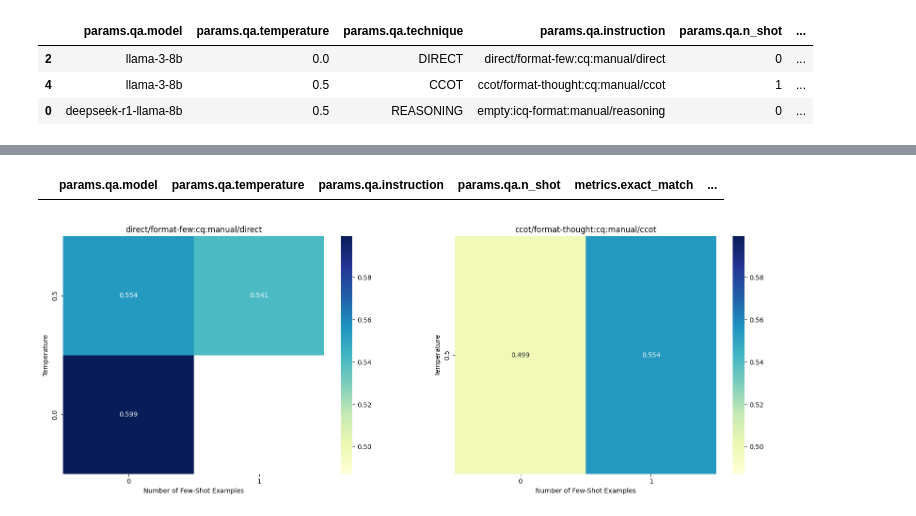
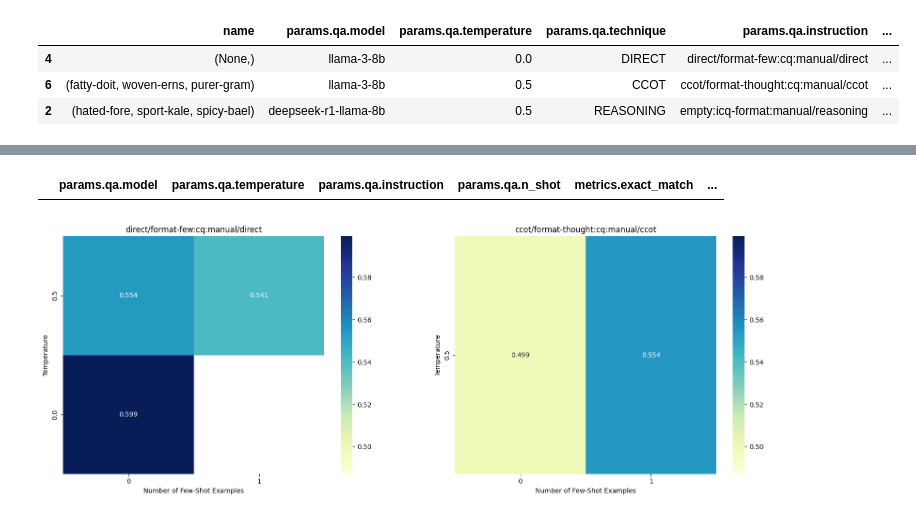
Before and after one commit to bdsaglam/pipeline-mhqa-manual, a Jupyter notebook: nbs/drop-mini-manual/compare-technique.ipynb, the cells around one changed output, grey strips where cells are left out. Drawn from its saved outputs; the diff is of its cells as text; code cells hidden in the pictures.

```diff
--- a/nbs/drop-mini-manual/compare-technique.ipynb
+++ b/nbs/drop-mini-manual/compare-technique.ipynb
@@ -52,20 +52,20 @@ df.head()
 # %%
 avg_df = (
     df.groupby(target_param_cols)[["name", *metric_cols]]
     .agg({"name": tuple, "metrics.exact_match": "mean", "metrics.f1": "mean"})
     .reset_index()
 )
 # find the rows with max f1 score for each technique group
 max_f1_rows = avg_df.groupby("params.qa.technique")["metrics.f1"].idxmax()
 best_df = avg_df.loc[
     max_f1_rows, ["name"] + target_param_cols + metric_cols[:2]
 ].sort_values("metrics.f1", ascending=False)
-best_df.drop(columns=['name'])
+best_df
 # %% [output]
-|  | params.qa.model | params.qa.temperature | params.qa.technique | params.qa.instruction | params.qa.n_shot | ... |
-| 2 | llama-3-8b | 0.0 | DIRECT | direct/format-few:cq:manual/direct | 0 | ... |
-| 4 | llama-3-8b | 0.5 | CCOT | ccot/format-thought:cq:manual/ccot | 1 | ... |
-| 0 | deepseek-r1-llama-8b | 0.5 | REASONING | empty:icq-format:manual/reasoning | 0 | ... |
+|  | name | params.qa.model | params.qa.temperature | params.qa.technique | params.qa.instruction | ... |
+| 4 | (None,) | llama-3-8b | 0.0 | DIRECT | direct/format-few:cq:manual/direct | ... |
+| 6 | (fatty-doit, woven-erns, purer-gram) | llama-3-8b | 0.5 | CCOT | ccot/format-thought:cq:manual/ccot | ... |
+| 2 | (hated-fore, sport-kale, spicy-bael) | deepseek-r1-llama-8b | 0.5 | REASONING | empty:icq-format:manual/reasoning | ... |
 # %%
 for model in avg_df['params.qa.model'].unique():
     _df = avg_df[avg_df['params.qa.model'] == model].sort_values("metrics.f1", ascending=False)
```
Also changed, not shown: parts of 6 cells of this notebook, 3 other files.
